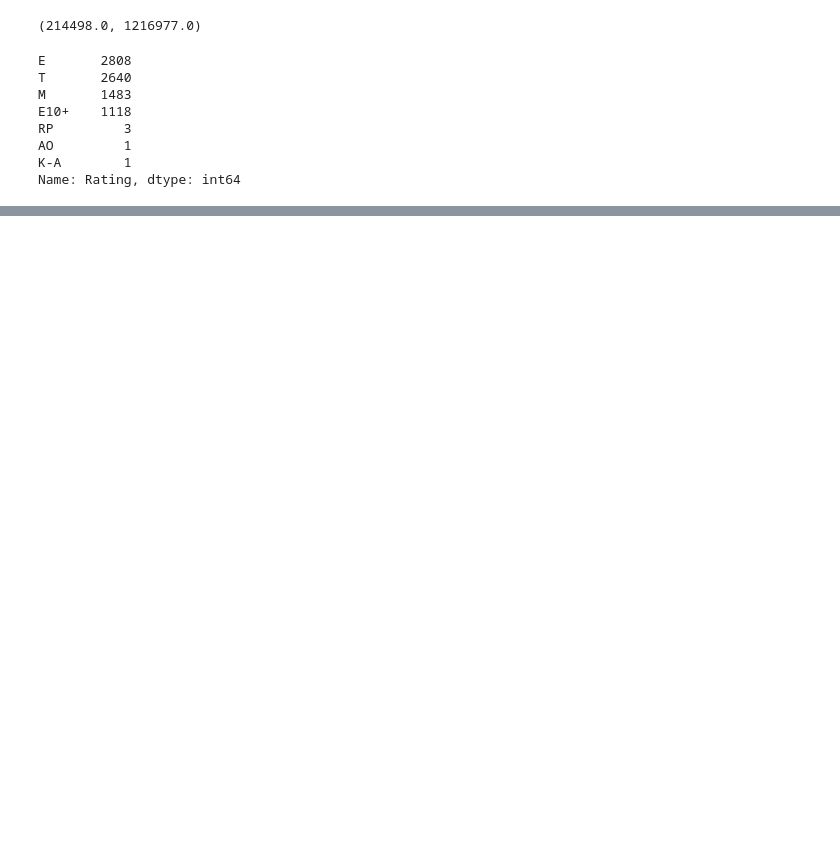
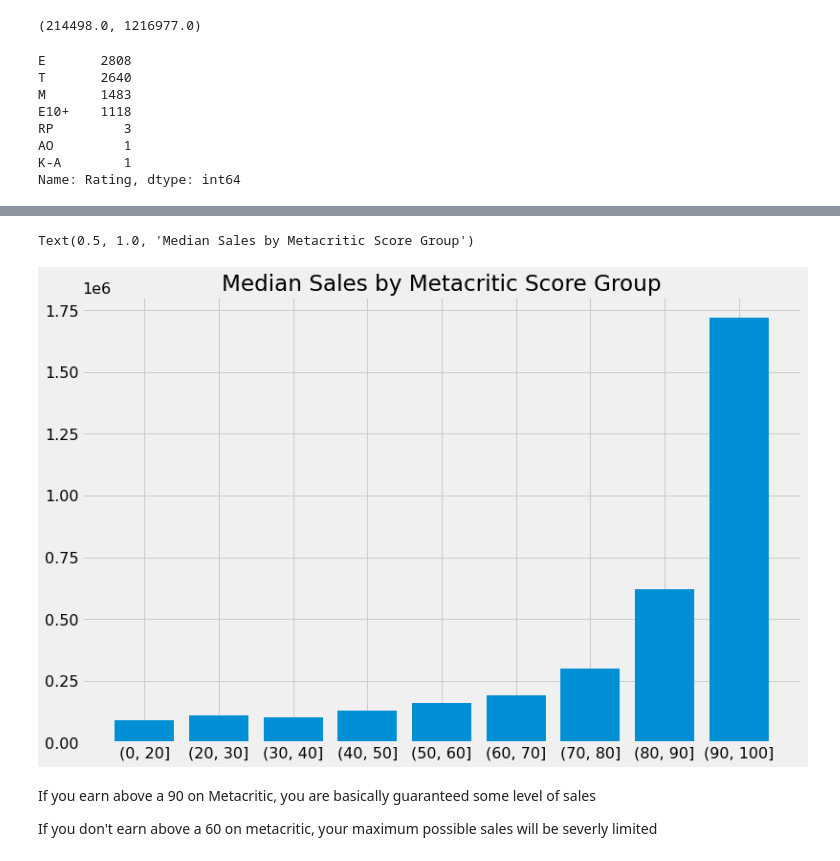
Before and after one commit to Jprebys/video_game_machine_learning, a Jupyter notebook: notebooks/04_visualization.ipynb, the cells around one changed output, grey strips where cells are left out. Saved outputs shown, nothing was run; the diff lists cells and outputs as text; code cells hidden in the pictures; blank space fills up the shorter version.

```diff
--- a/notebooks/04_visualization.ipynb
+++ b/notebooks/04_visualization.ipynb
@@ -99,0 +101,4 @@ df.groupby('Genre')['Critic_Score'].mean().sort_values().plot(kind='bar', figsiz
+# %%
+df['score_bins'] = pd.cut(df.Critic_Score,[0,20,30,40,50,60,70,80,90,100])
+df.Global_Sales *= 1000000
+df.head()
@@ -99,0 +112,3 @@ df.groupby('Genre')['Critic_Score'].mean().sort_values().plot(kind='bar', figsiz
+# %%
+sbb = df.groupby('score_bins')['Global_Sales'].median()
+sbb
@@ -99,0 +127,13 @@ df.groupby('Genre')['Critic_Score'].mean().sort_values().plot(kind='bar', figsiz
+# %%
+fig, ax = plt.subplots(figsize=(12,8))
+ax.bar(sbb.index.astype(str), sbb.values)
+# ax.set_xticks(['<20', '20s', '30s', '40s', '50s', '60s', '70s', '80s', '90s'])
+ax.set_title('Median Sales by Metacritic Score Group')
+#plt.ylim(5e4,5e6)
+# %% [output]
+Text(0.5, 1.0, 'Median Sales by Metacritic Score Group')
+[figure, added]
+# %% [markdown]
+If you earn above a 90 on Metacritic, you are basically guaranteed some level of sales
+
+If you don't earn above a 60 on metacritic, your maximum possible sales will be severly limited
```
Also changed, not shown: parts of 8 cells of this notebook.
